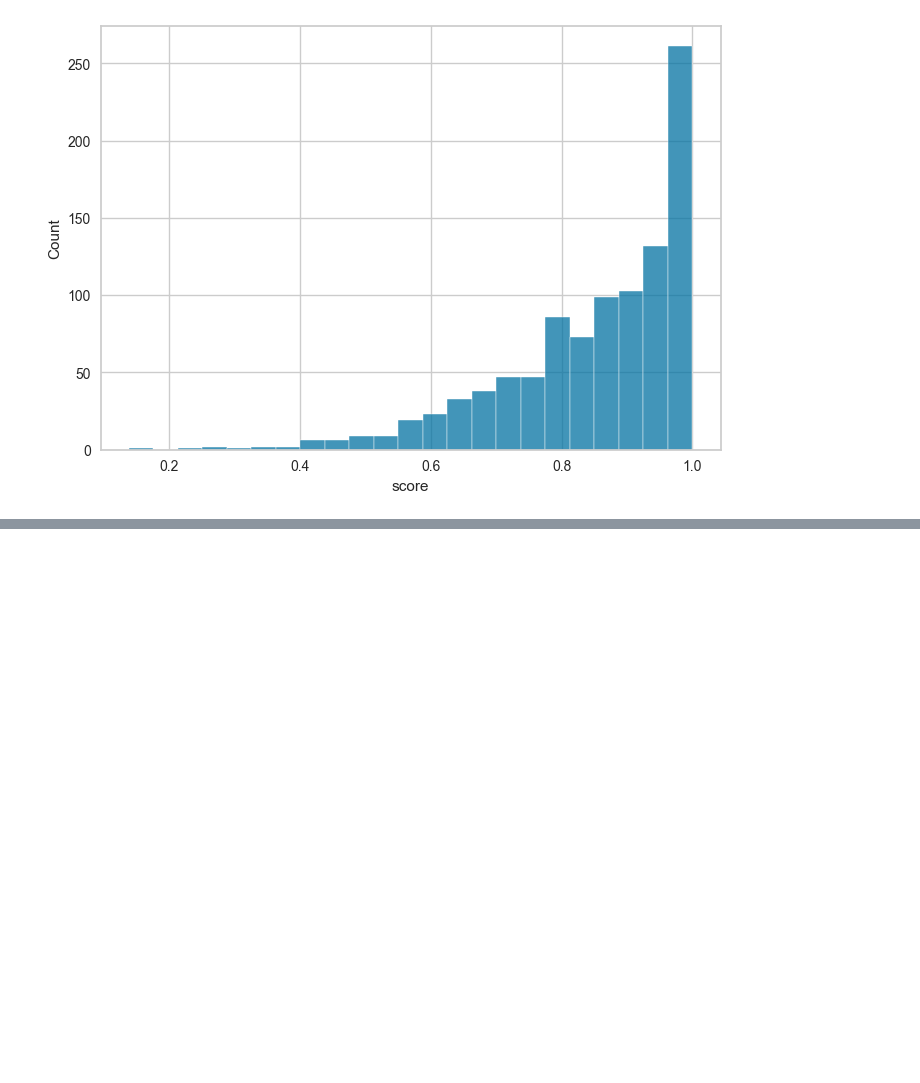
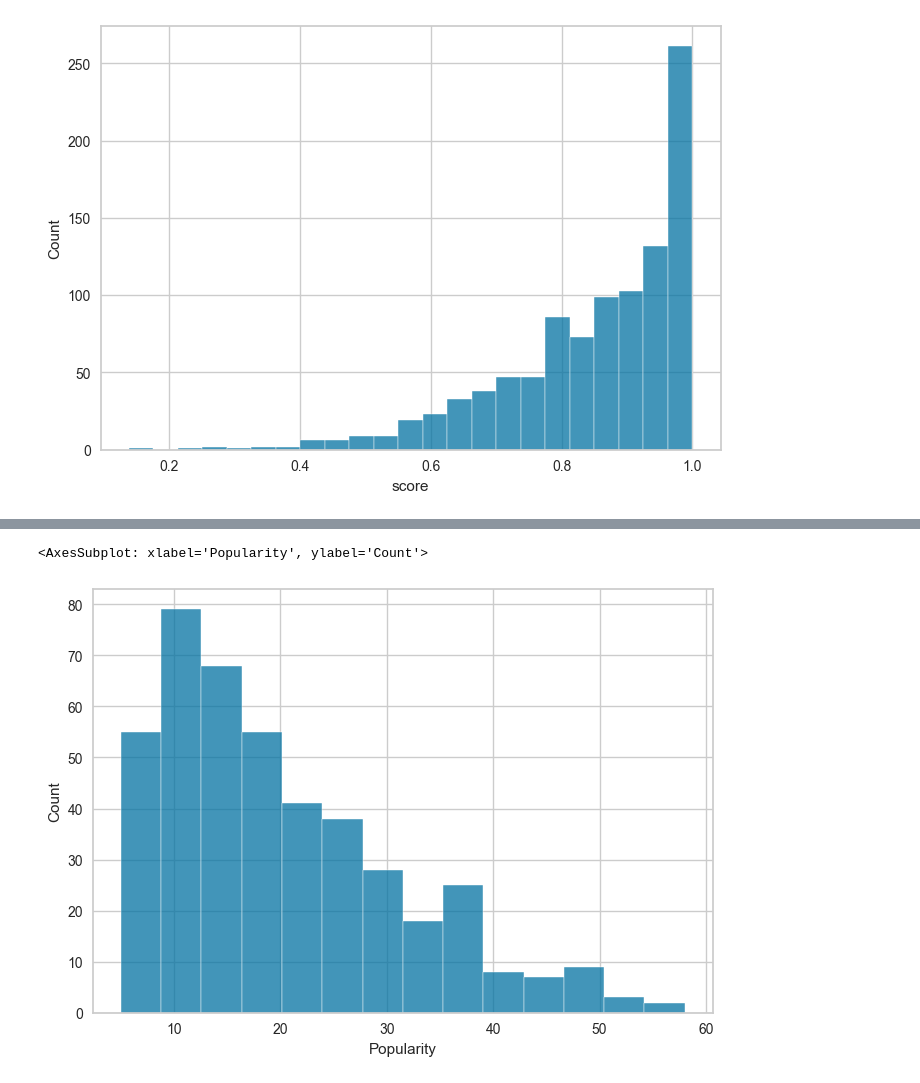
Before and after one commit to chainReactionCol/newRep, a Jupyter notebook: Ev_ML_Sanchez_Ruiz.ipynb, the cells around one changed output, grey strips where cells are left out. Cells and saved outputs as stored; diff of their text form; code cells hidden in the pictures; blank space fills up the shorter version.

```diff
--- a/Ev_ML_Sanchez_Ruiz.ipynb
+++ b/Ev_ML_Sanchez_Ruiz.ipynb
@@ -222,3 +222,5 @@ sns.histplot(Spotify_df['score'])
 # %% [output]
 <AxesSubplot: xlabel='score', ylabel='Count'>
 [figure]
+# %%
+Spotify_df['validation']=[True if x in Api_df.name.values else False for x in Spotify_df.Name]
@@ -224,0 +243,3 @@ sns.histplot(Spotify_df['score'])
+# %%
+false_Rows=Spotify_df[Spotify_df['validation']==False]
+false_Rows
@@ -224,0 +269,2 @@ sns.histplot(Spotify_df['score'])
+# %%
+false_Rows['id_band']=false_Rows.apply(lambda x:np.random.randint(70010,70450),axis=1)
@@ -224,0 +299,5 @@ sns.histplot(Spotify_df['score'])
+# %%
+sns.histplot(false_Rows['Popularity'])
+# %% [output]
+<AxesSubplot: xlabel='Popularity', ylabel='Count'>
+[figure, added]
```
Also changed, not shown: parts of 19 cells of this notebook.
